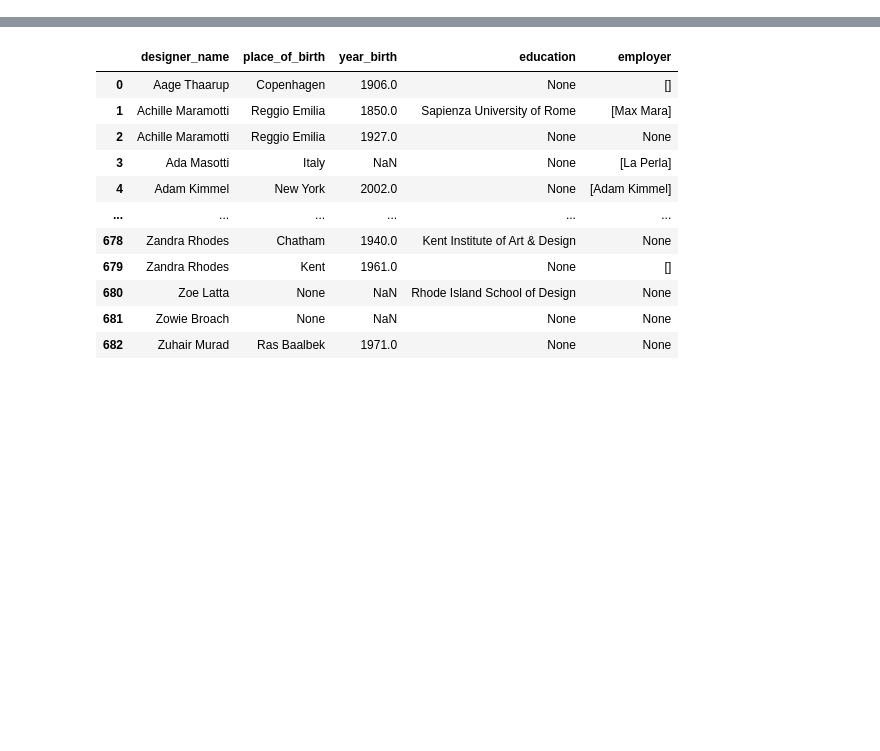
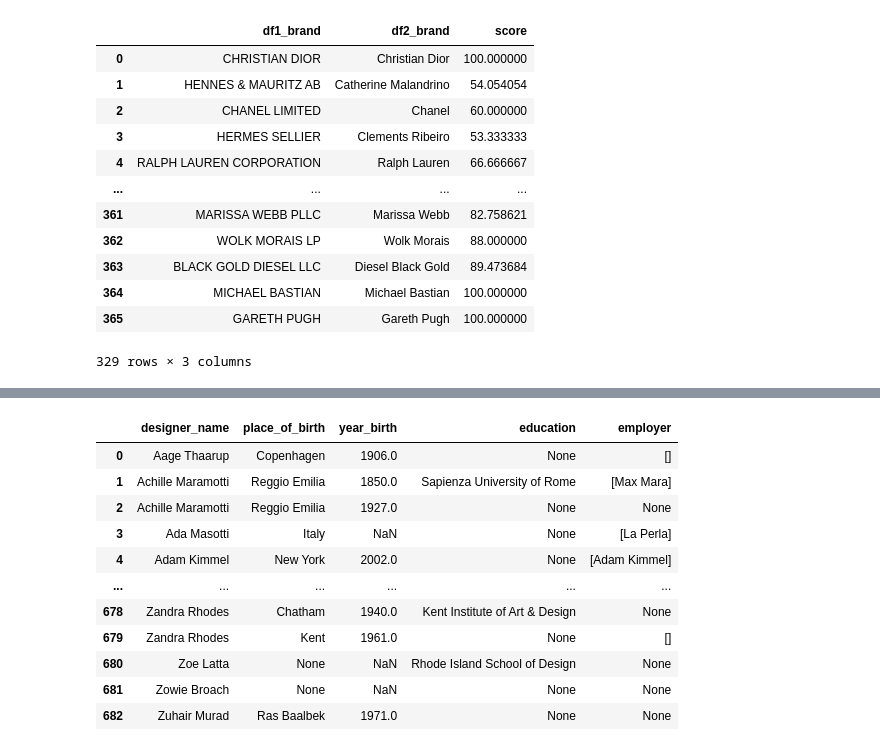
Before and after one commit to traopia/FashionDB, a Jupyter notebook: temporary_playground.ipynb, the cells around one changed output, grey strips where cells are left out. Drawn from its saved outputs; the diff is of its cells as text; code cells hidden in the pictures; blank space fills up the shorter version.

```diff
--- a/temporary_playground.ipynb
+++ b/temporary_playground.ipynb
@@ -23,0 +101,55 @@ df
+# %%
+import pandas as pd
+import re
+import unicodedata
+from rapidfuzz import process, fuzz
+
+def clean_brand(name):
+    if pd.isna(name):
+        return ""
+    # Lowercase
+    name = name.lower()
+    # Remove accents
+    name = ''.join(c for c in unicodedata.normalize('NFKD', name) if not unicodedata.combining(c))
+    # Remove punctuation
+    name = re.sub(r"[^\w\s]", " ", name)
+    # Remove legal suffixes and extra words
+    name = re.sub(r"\b(sa|spa|s p a|plc|ltd|inc|group|holding|holdings)\b", "", name)
+    # Remove extra spaces
+    name = re.sub(r"\s+", " ", name).strip()
+    return name
+
+
+# Clean brand names
+df_selected["clean"] = df_selected["brand_name"].apply(clean_brand)
+df_orbis["clean"] = df_orbis["brand_name"].apply(clean_brand)
+
+# Matching
+choices = df_selected["clean"].tolist()
+matches = []
+for orig, clean in zip(df_orbis["brand_name"], df_orbis["clean"]):
+    match_clean, score, idx = process.extractOne(clean, choices, scorer=fuzz.token_sort_ratio)
+    matches.append({
+        "df1_brand": orig,
+        "df2_brand": df_selected.loc[idx, "brand_name"],
+        "score": float(score)
+    })
+
+matches_df = pd.DataFrame(matches)
+matches_df = matches_df[matches_df["score"]>=50]
+# %%
+matches_df
+# %% [output]
+|  | df1_brand | df2_brand | score |
+| 0 | CHRISTIAN DIOR | Christian Dior | 100.000000 |
+| 1 | HENNES & MAURITZ AB | Catherine Malandrino | 54.054054 |
+| 2 | CHANEL LIMITED | Chanel | 60.000000 |
+| 3 | HERMES SELLIER | Clements Ribeiro | 53.333333 |
+| 4 | RALPH LAUREN CORPORATION | Ralph Lauren | 66.666667 |
+| ... | ... | ... | ... |
+| 361 | MARISSA WEBB PLLC | Marissa Webb | 82.758621 |
+| 362 | WOLK MORAIS LP | Wolk Morais | 88.000000 |
+| 363 | BLACK GOLD DIESEL LLC | Diesel Black Gold | 89.473684 |
+| 364 | MICHAEL BASTIAN | Michael Bastian | 100.000000 |
+| 365 | GARETH PUGH | Gareth Pugh | 100.000000 |
+329 rows × 3 columns
```
Also changed, not shown: parts of 11 cells of this notebook, 5 other files.
